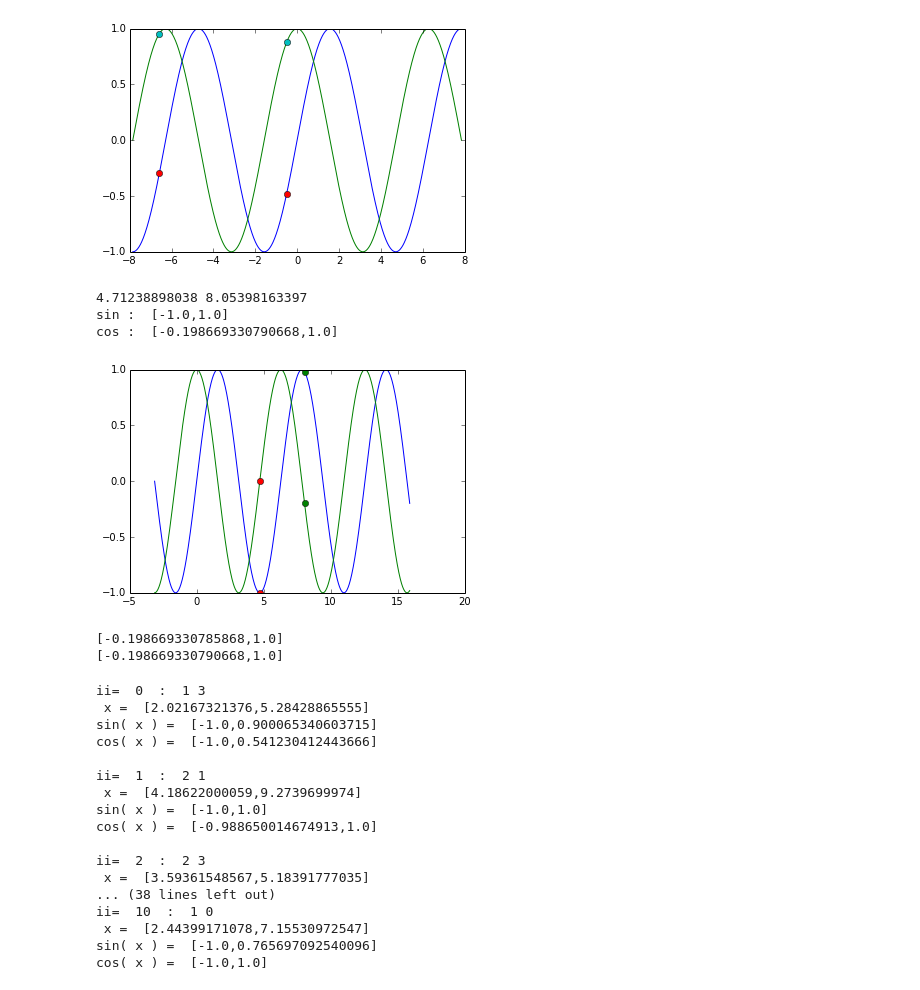
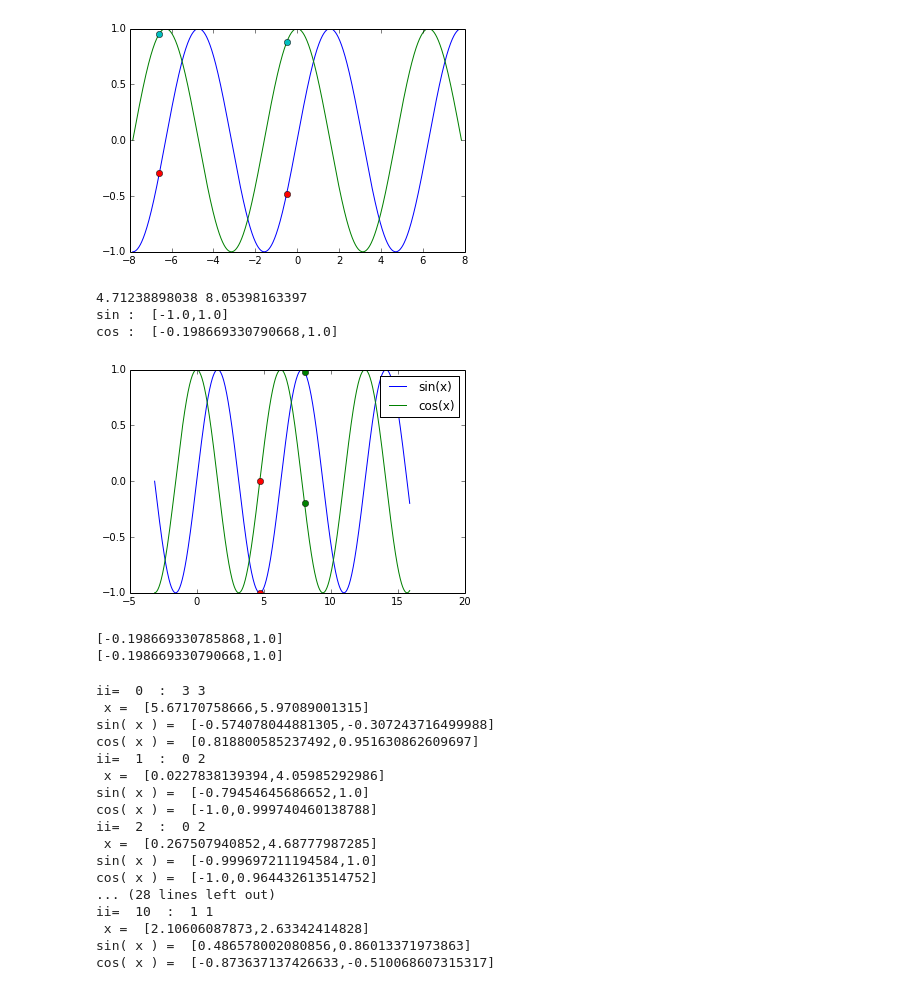
Before and after one commit to dpsanders/interval_arithmetic, a Jupyter notebook: Test_SinCos.ipynb, the cells around one changed output. Cells and saved outputs as stored; diff of their text form; code cells hidden in the pictures.

```diff
--- a/Test_SinCos.ipynb
+++ b/Test_SinCos.ipynb
@@ -23,29 +23,30 @@ from intervalo import *
 # %%
 pi = np.pi
 afijo = 0
 q1 = 3
 q2 = 1
 if q1 > q2 : q2 = q2+4
 alow = q1*pi/2. #+ 0.3
 ahig = q2*pi/2. + 0.2
 
 xx = np.linspace( alow -2.5*np.pi, ahig + 2.5*np.pi, 1000)
-plt.plot(xx,np.sin(xx))
-plt.plot(xx,np.cos(xx))
+plt.plot(xx,np.sin(xx),label="sin(x)")
+plt.plot(xx,np.cos(xx),label="cos(x)")
 puntos = [ alow, ahig ]
 plt.plot(alow,np.sin(alow),'ro')
 plt.plot(ahig,np.sin(ahig),'go')
 plt.plot(alow,np.cos(alow),'ro')
 plt.plot(ahig,np.cos(ahig),'go')
+plt.legend()
 
 print alow, ahig
 print "sin : ", sin( Intervalo(alow,ahig) )
 print "cos : ", cos( Intervalo(alow,ahig) )
 # %% [output]
 4.71238898038 8.05398163397
 sin :  [-1.0,1.0]
 cos :  [-0.198669330790668,1.0]
-[figure, old version]
+[figure, new version]
 # %%
 # Otro chequeo de lo mismo!
 print sin(Intervalo(alow,ahig) + pi/2.0)
@@ -69,6 +70,7 @@ for i in range(11):
 
     alow = q1*pi_half + np.random.uniform(0,pi_half)
     ahig = q2*pi_half + np.random.uniform(0,pi_half)
+    alow, ahig = min(alow,ahig), max(alow,ahig)
     x_list.append( (alow,ahig) )
 
     x = Intervalo(alow,ahig)
@@ -79,23 +81,22 @@ for i in range(11):
     print " x = ", x
     print "sin( x ) = ", ys
     print "cos( x ) = ", yc
-    print
 # %% [output]
-ii=  0  :  1 3
- x =  [2.02167321376,5.28428865555]
-sin( x ) =  [-1.0,0.900065340603715]
-cos( x ) =  [-1.0,0.541230412443666]
-
-ii=  1  :  2 1
- x =  [4.18622000059,9.2739699974]
-sin( x ) =  [-1.0,1.0]
-cos( x ) =  [-0.988650014674913,1.0]
-
-ii=  2  :  2 3
- x =  [3.59361548567,5.18391777035]
-... (38 lines left out)
-ii=  10  :  1 0
- x =  [2.44399171078,7.15530972547]
-sin( x ) =  [-1.0,0.765697092540096]
-cos( x ) =  [-1.0,1.0]
+ii=  0  :  3 3
+ x =  [5.67170758666,5.97089001315]
+sin( x ) =  [-0.574078044881305,-0.307243716499988]
+cos( x ) =  [0.818800585237492,0.951630862609697]
+ii=  1  :  0 2
+ x =  [0.0227838139394,4.05985292986]
+sin( x ) =  [-0.79454645686652,1.0]
+cos( x ) =  [-1.0,0.999740460138788]
+ii=  2  :  0 2
+ x =  [0.267507940852,4.68777987285]
+sin( x ) =  [-0.999697211194584,1.0]
+cos( x ) =  [-1.0,0.964432613514752]
+... (28 lines left out)
+ii=  10  :  1 1
+ x =  [2.10606087873,2.63342414828]
+sin( x ) =  [0.486578002080856,0.86013371973863]
+cos( x ) =  [-0.873637137426633,-0.510068607315317]
 # %%
```
Also changed, not shown: parts of 3 cells of this notebook, 1 other file.
